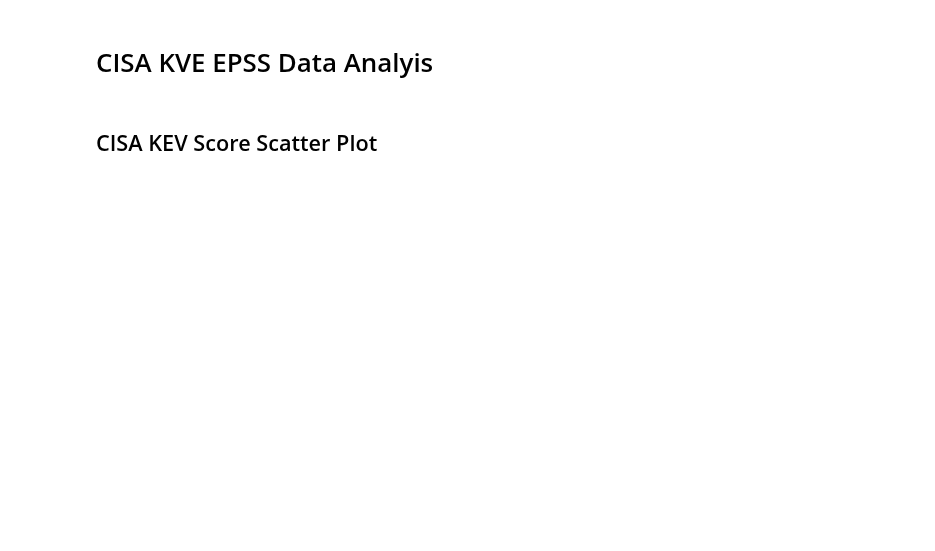
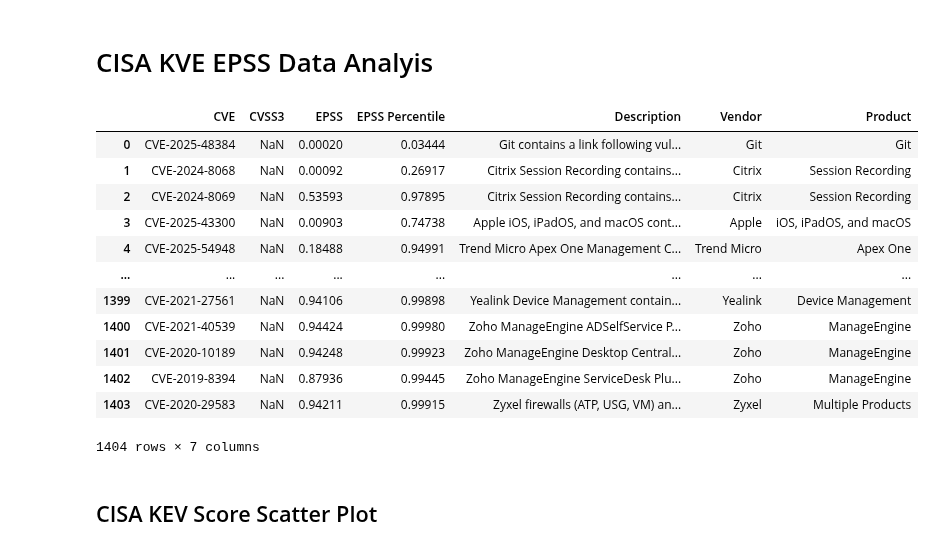
Before and after one commit to jgamblin/KEV_EPSS, a Jupyter notebook: KEV-EPSS.ipynb, the cells around one changed output. Saved outputs shown, nothing was run; the diff lists cells and outputs as text; code cells hidden in the pictures; blank space fills up the shorter version.

```diff
--- a/KEV-EPSS.ipynb
+++ b/KEV-EPSS.ipynb
@@ -39,6 +42,22 @@ nvd['CVSS3'] = nvd['CVSS3'].replace(0, np.nan);
 epss_kev = pd.merge(cisa_df, epss, left_on='CVE', right_on='CVE')
 epss_kev_nvd =  pd.merge(epss_kev, nvd, left_on='CVE', right_on='CVE')
 epss_kev_nvd =  epss_kev_nvd[["CVE", "CVSS3", "EPSS", "EPSS Percentile", "Description", "Vendor", "Product"]]
+# %%
+epss_kev_nvd
+# %% [output]
+|  | CVE | CVSS3 | EPSS | EPSS Percentile | Description | Vendor | Product |
+| 0 | CVE-2025-48384 | NaN | 0.00020 | 0.03444 | Git contains a link following vul... | Git | Git |
+| 1 | CVE-2024-8068 | NaN | 0.00092 | 0.26917 | Citrix Session Recording contains... | Citrix | Session Recording |
+| 2 | CVE-2024-8069 | NaN | 0.53593 | 0.97895 | Citrix Session Recording contains... | Citrix | Session Recording |
+| 3 | CVE-2025-43300 | NaN | 0.00903 | 0.74738 | Apple iOS, iPadOS, and macOS cont... | Apple | iOS, iPadOS, and macOS |
+| 4 | CVE-2025-54948 | NaN | 0.18488 | 0.94991 | Trend Micro Apex One Management C... | Trend Micro | Apex One |
+| ... | ... | ... | ... | ... | ... | ... | ... |
+| 1399 | CVE-2021-27561 | NaN | 0.94106 | 0.99898 | Yealink Device Management contain... | Yealink | Device Management |
+| 1400 | CVE-2021-40539 | NaN | 0.94424 | 0.99980 | Zoho ManageEngine ADSelfService P... | Zoho | ManageEngine |
+| 1401 | CVE-2020-10189 | NaN | 0.94248 | 0.99923 | Zoho ManageEngine Desktop Central... | Zoho | ManageEngine |
+| 1402 | CVE-2019-8394 | NaN | 0.87936 | 0.99445 | Zoho ManageEngine ServiceDesk Plu... | Zoho | ManageEngine |
+| 1403 | CVE-2020-29583 | NaN | 0.94211 | 0.99915 | Zyxel firewalls (ATP, USG, VM) an... | Zyxel | Multiple Products |
+1404 rows × 7 columns
 # %% [markdown]
 ## CISA KEV Score Scatter Plot
 # %%
```
Also changed, not shown: parts of 3 cells of this notebook, 2 other files.
